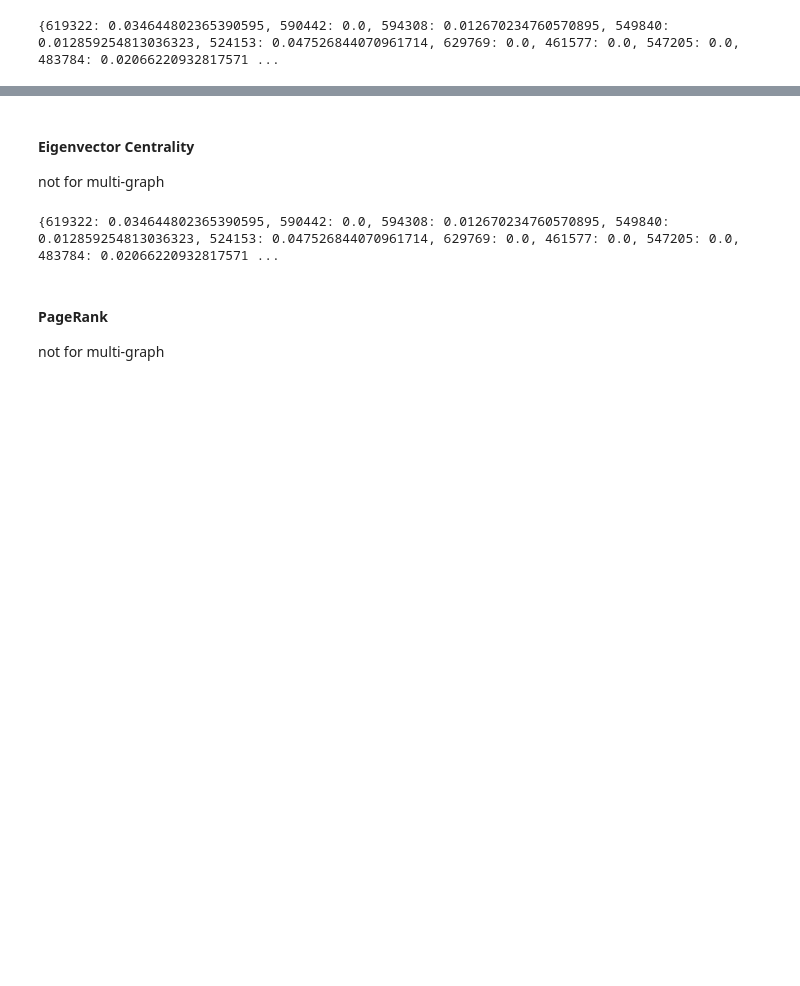
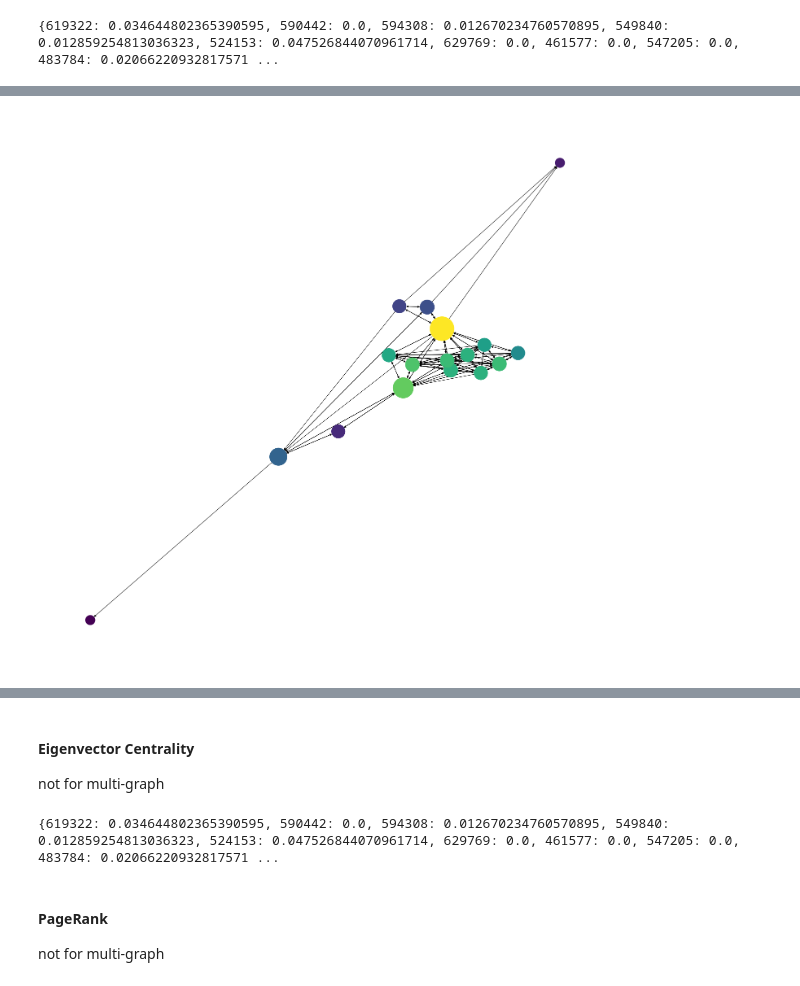
Before and after one commit to AtrayeeNeog/Visualization_2019-20, a Jupyter notebook: python/MC1_Presentation3.ipynb, the cells around one changed output, grey strips where cells are left out. Saved outputs shown, nothing was run; the diff lists cells and outputs as text; code cells hidden in the pictures; blank space fills up the shorter version.

```diff
--- a/python/MC1_Presentation3.ipynb
+++ b/python/MC1_Presentation3.ipynb
@@ -1084,3 +1549,16 @@ fig.update_layout(barmode='overlay')
 # Reduce opacity to see both histograms
 fig.update_traces(opacity=0.75, nbinsx=12)
 fig.show()
+# %%
+pos = nx.spring_layout(templateG)
+betCent = nx.betweenness_centrality(templateG, normalized=True, endpoints=True)
+node_color = [20000.0 * templateG.degree(v) for v in templateG]
+node_size =  [v * 10000 for v in betCent.values()]
+plt.figure(figsize=(25,25))
+nx.draw_networkx(templateG, pos=pos, with_labels=False,
+                 node_color=node_color,
+                 node_size=node_size )
+plt.axis('off')
+plt.show()
+# %% [output]
+[figure, added]
```
Also changed, not shown: parts of 44 cells of this notebook.
